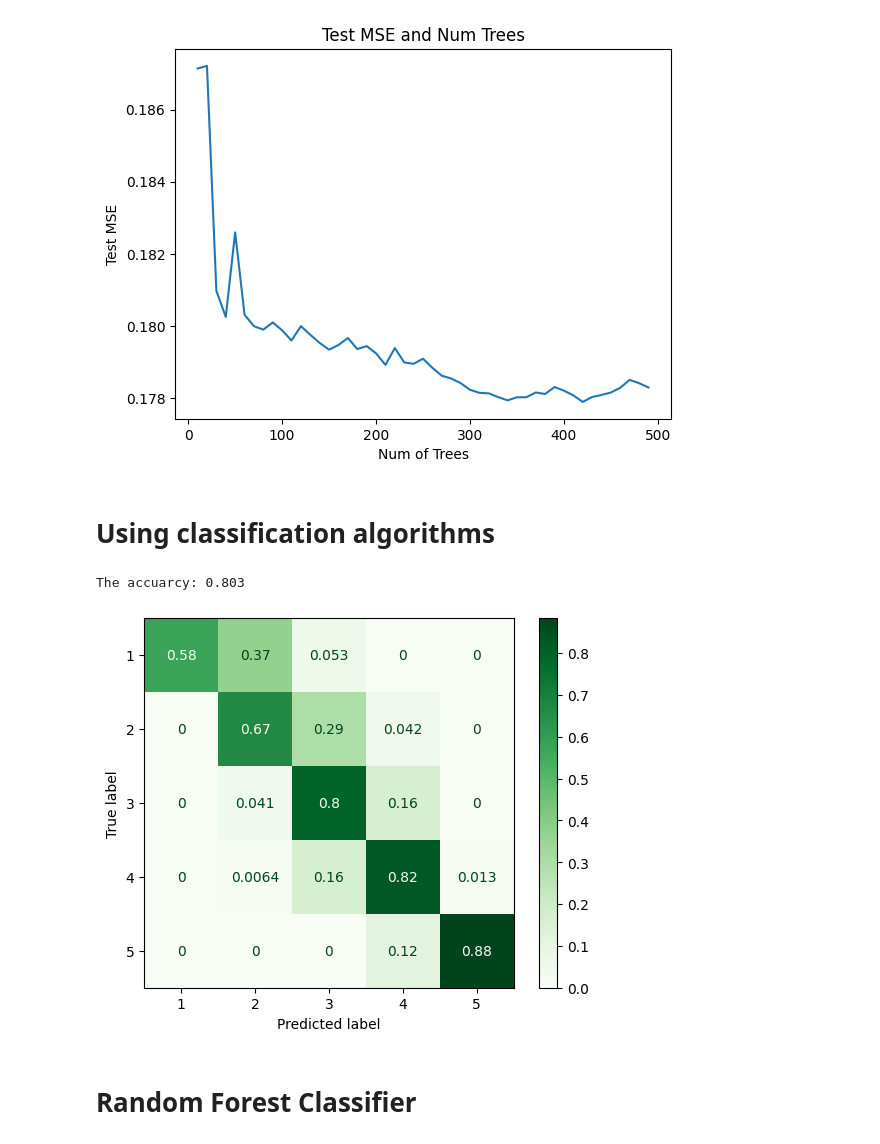
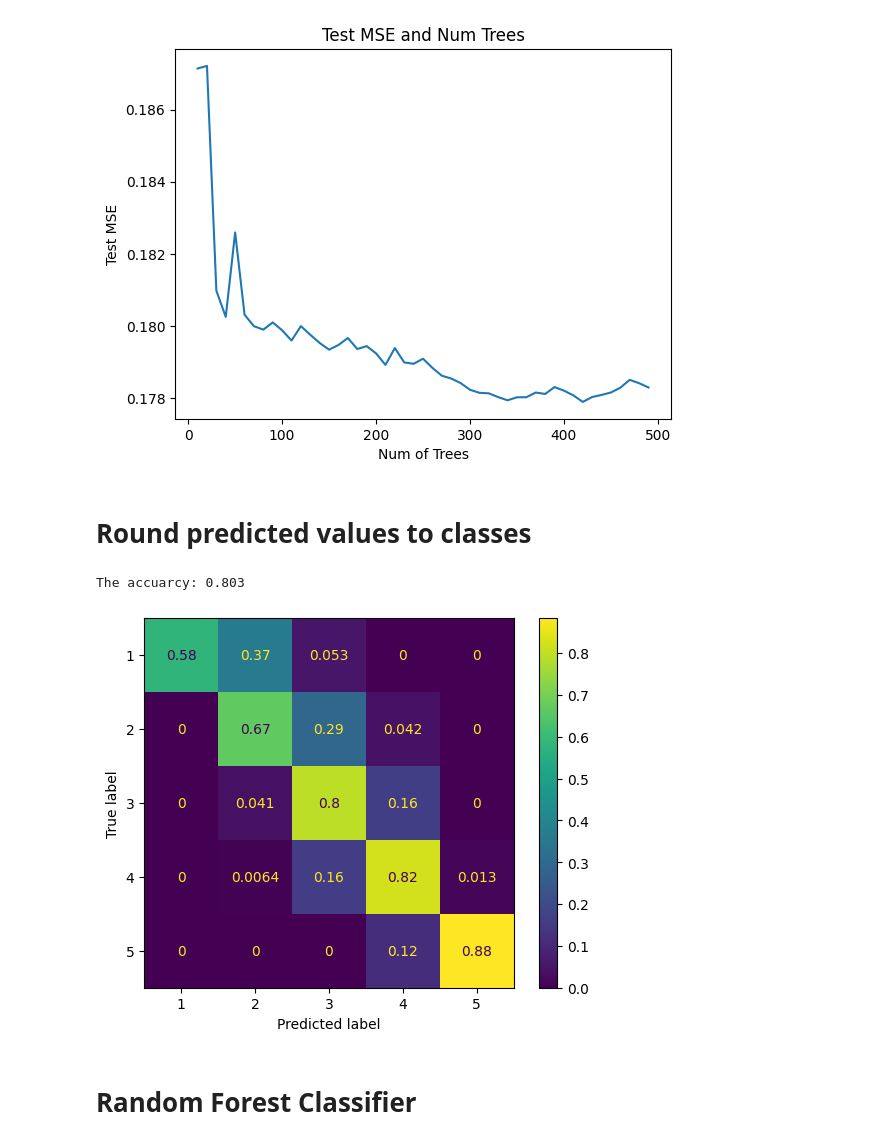
Before and after one commit to abdelkhaleqeljarjini/Projects, a Jupyter notebook: User QoE prediction in mobile Networks/Data Science Project.ipynb, the cells around one changed output. Cells and saved outputs as stored; diff of their text form; code cells hidden in the pictures.

```diff
--- a/User QoE prediction in mobile Networks/Data Science Project.ipynb
+++ b/User QoE prediction in mobile Networks/Data Science Project.ipynb
@@ -423,8 +424,8 @@ plt.title("Test MSE and Num Trees")
 # %% [output]
 Text(0.5, 1.0, 'Test MSE and Num Trees')
 [figure]
-# %% [markdown]
-# Using classification algorithms
+# %% [markdown]
+# Round predicted values to classes
 # %%
 # Our Plynomial regression model, we only round the predicted values to classes
 model_poly_reg = Pipeline([
@@ -442,16 +443,16 @@ The accuarcy: 0.803
 # %%
 # confusion matrix
 cm = confusion_matrix(y_test, pred_poly_reg)
 cm = cm.astype('float') / cm.sum(axis=1)[:, np.newaxis]
 
 cm = confusion_matrix(y_test, pred_poly_reg)
 cm = cm.astype('float') / cm.sum(axis=1)[:, np.newaxis]
 labels = np.array([1,2,3,4,5])
 cm_display = ConfusionMatrixDisplay(confusion_matrix=cm,display_labels=labels)
-cm_display.plot(cmap='Greens')
+cm_display.plot(cmap='viridis')
 plt.show()
 # %% [output]
-[figure, old version]
+[figure, new version]
 # %% [markdown]
 # Random Forest Classifier
 # %%
```
Also changed, not shown: parts of 7 cells of this notebook.
